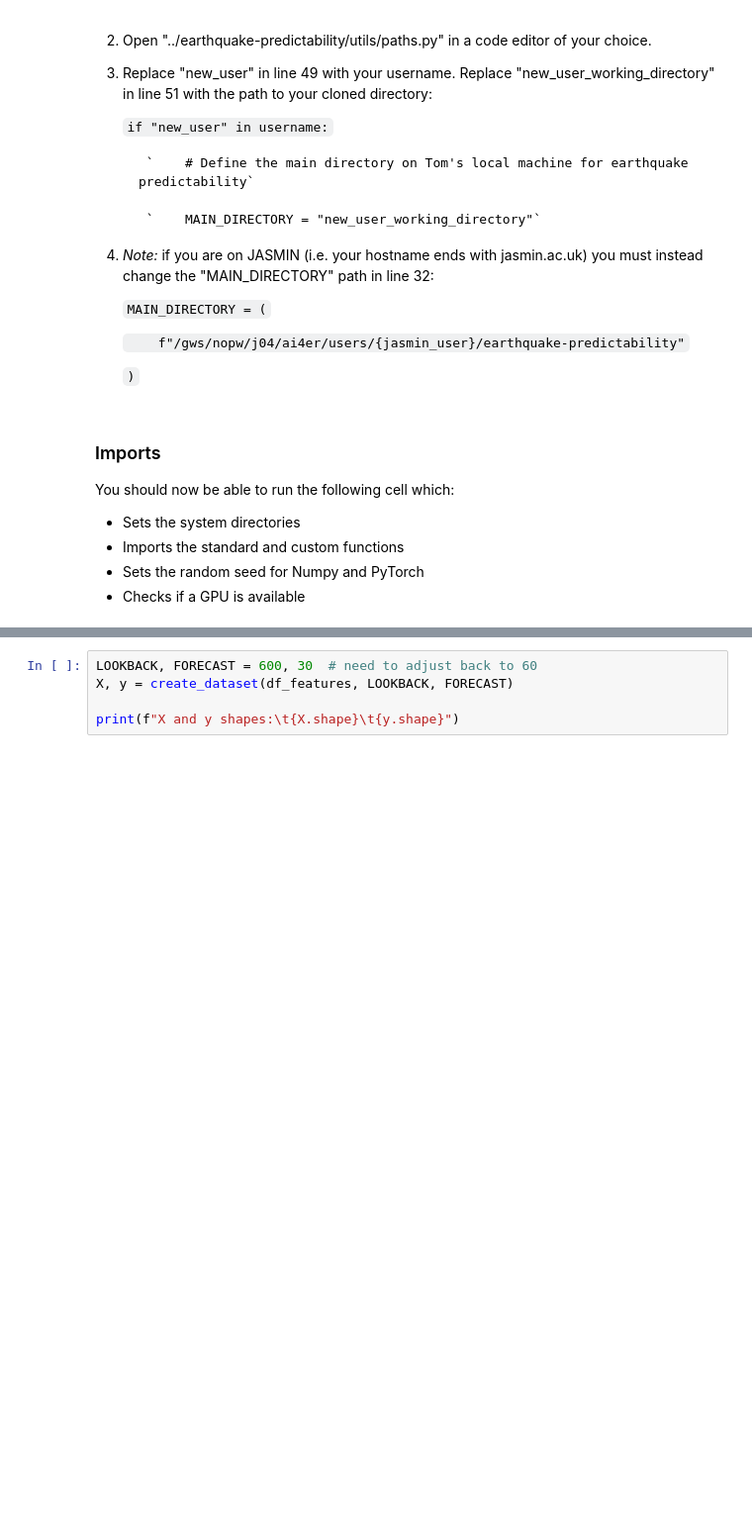
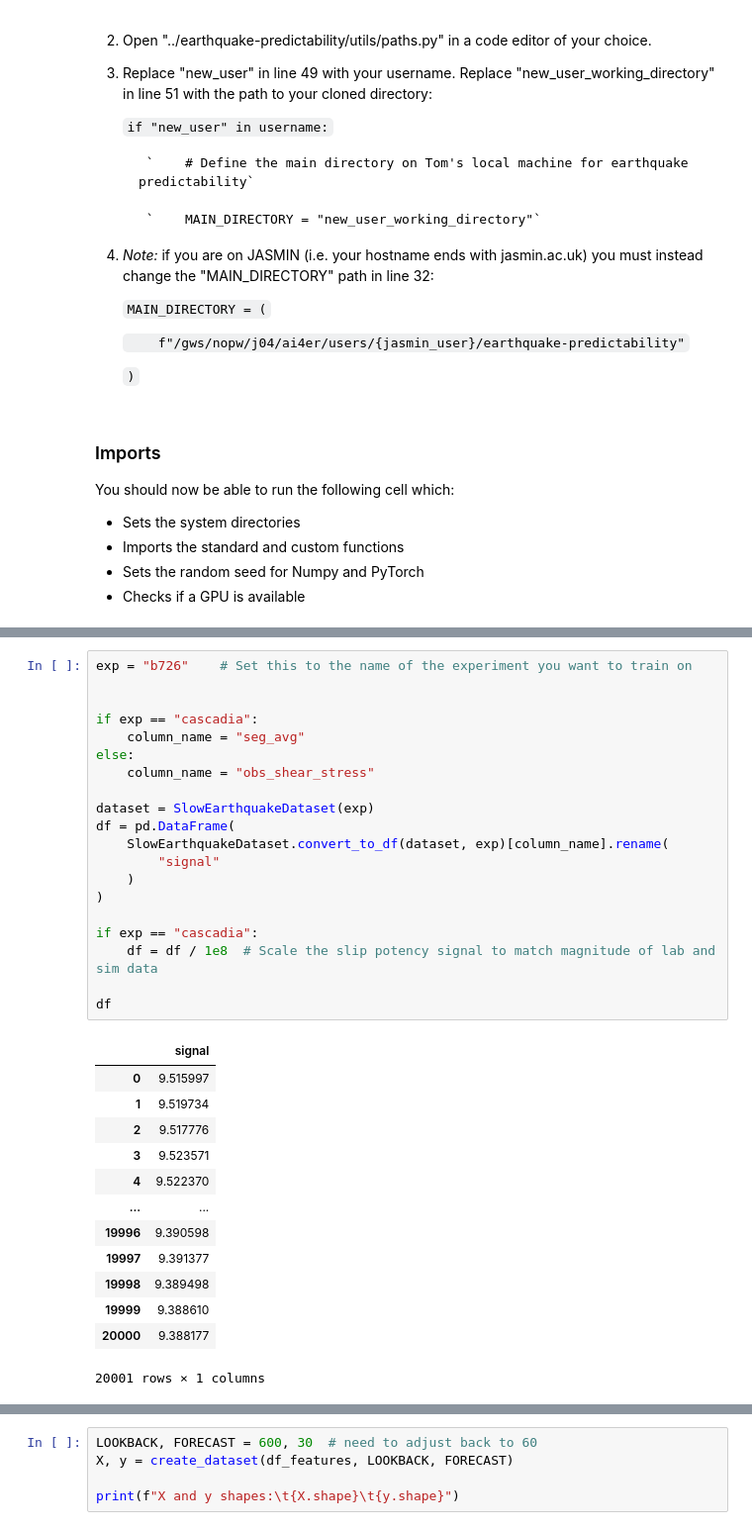
Before and after one commit to ai4er-cdt/earthquake-predictability, a Jupyter notebook: notebooks/AI4ER GTC - Slow Earthquake Time Series Forecasting.ipynb, the cells around one changed output, grey strips where cells are left out. Shown at 99% size. Saved outputs shown, nothing was run; the diff lists cells and outputs as text; blank space fills up the shorter version.

```diff
--- a/notebooks/AI4ER GTC - Slow Earthquake Time Series Forecasting.ipynb
+++ b/notebooks/AI4ER GTC - Slow Earthquake Time Series Forecasting.ipynb
@@ -219,0 +144,34 @@ def create_features(df):
+# %%
+exp = "b726"    # Set this to the name of the experiment you want to train on
+
+
+if exp == "cascadia":
+    column_name = "seg_avg"
+else:
+    column_name = "obs_shear_stress"
+
+dataset = SlowEarthquakeDataset(exp)
+df = pd.DataFrame(
+    SlowEarthquakeDataset.convert_to_df(dataset, exp)[column_name].rename(
+        "signal"
+    )
+)
+
+if exp == "cascadia":
+    df = df / 1e8  # Scale the slip potency signal to match magnitude of lab and sim data
+
+df
+# %% [output]
+|  | signal |
+| 0 | 9.515997 |
+| 1 | 9.519734 |
+| 2 | 9.517776 |
+| 3 | 9.523571 |
+| 4 | 9.522370 |
+| ... | ... |
+| 19996 | 9.390598 |
+| 19997 | 9.391377 |
+| 19998 | 9.389498 |
+| 19999 | 9.388610 |
+| 20000 | 9.388177 |
+20001 rows × 1 columns
```
Also changed, not shown: parts of 13 cells of this notebook, 1 other file.
